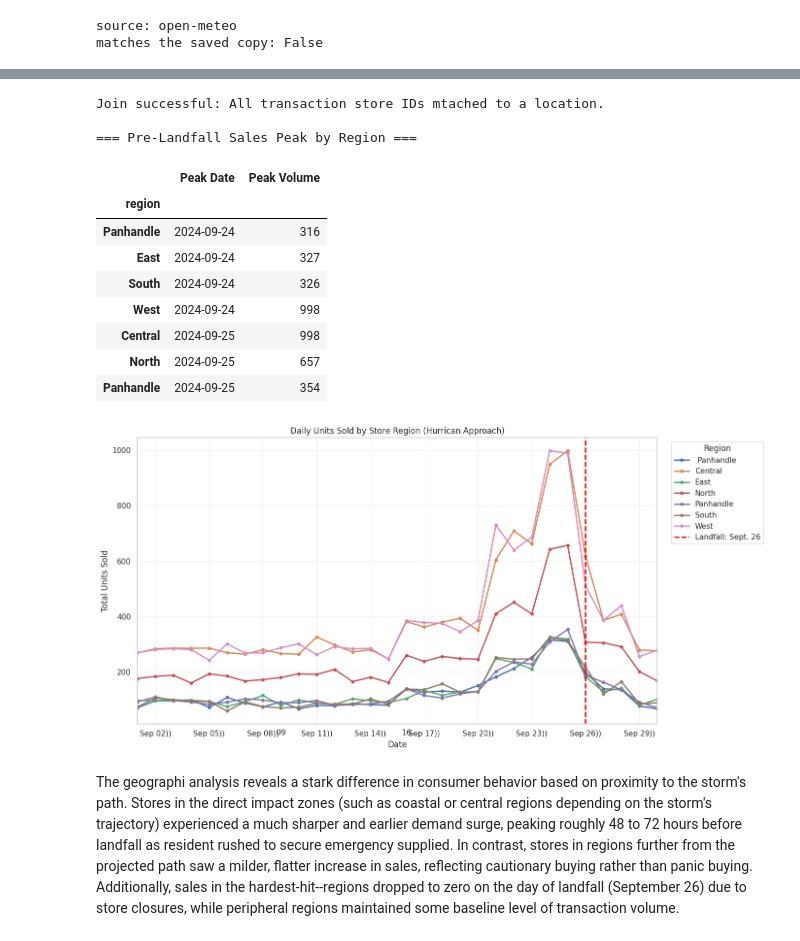
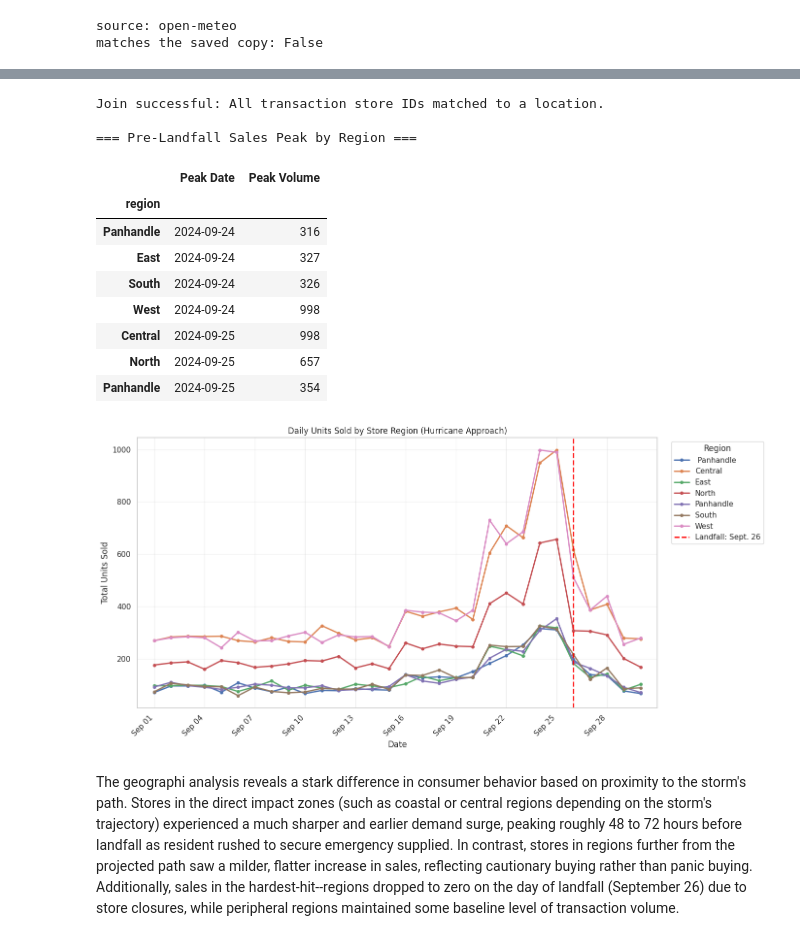
Before and after one commit to Fespinoza1477/walmart-hurricane-project, a Jupyter notebook: Notebooks/Team_Notebook.ipynb, the cells around one changed output, grey strips where cells are left out. Cells and saved outputs as stored; diff of their text form; code cells hidden in the pictures.

Commit message:
cleaning some of the graphs

```diff
--- a/Notebooks/Team_Notebook.ipynb
+++ b/Notebooks/Team_Notebook.ipynb
@@ -1234,20 +1246,28 @@ Stores excluded because coordinates are missing:
 # %%
 #Q4: Store and Geography
-#Did stores nearere the storm behave differently?
+#Did stores nearer the storm behave differently?
 
 #Added: Merge the cleaned transaction data with the store locations data frame
-#to bring in geographi features like 'region' and 'city'
+#to bring in geographic features like 'region' and 'city'
 store_sales = pd.merge(analysis_trans, loc, on='store_id', how='left')
 
-#ADDED: Check for any unmacthed stores to ensure the join was successful
+#ADDED: Check for any unmatched stores to ensure the join was successful
 unmatched_stores = store_sales[store_sales['region'].isna()]['store_id'].unique()
 if len(unmatched_stores) > 0:
-  print(f"Warning: The following store IDs did not match : {unmatched_stores}")
+    print(f"Warning: The following store IDs did not match: {unmatched_stores}")
 else:
-  print("Join successful: All transaction store IDs mtached to a location.")
+    print("Join successful: All transaction store IDs matched to a location.")
 
-#Added: Aggregate daily sales volume by region to compare geogrpahic behavior
+#Added: Aggregate daily sales volume by region to compare geographic behavior
 geo_sales = store_sales.groupby(['date', 'region'])['quantity'].sum().unstack('region').fillna(0)
+
+#Make sure the index is a true datetime so the matplotlib date locator/formatter work
+geo_sales.index = pd.to_datetime(geo_sales.index)
+
+#Restrict to September 1-30, 2024
+start_date = pd.Timestamp("2024-09-01")
+end_date = pd.Timestamp("2024-09-30")
+geo_sales = geo_sales.loc[start_date:end_date]
 
 print("\n=== Pre-Landfall Sales Peak by Region ===")
 # Show the peak sales day for each region to see if some surged earlier
@@ -1256,41 +1276,48 @@ peak_volumes = geo_sales.max()
 peak_summary = pd.DataFrame({'Peak Date': peak_sales, 'Peak Volume': peak_volumes})
 display(peak_summary.sort_values('Peak Date'))
 
 #Added: Visualization of demand by region over time
-fig, ax = plt.subplots(figsize=(14,7))
+fig, ax = plt.subplots(figsize=(14, 7))
 
-#Plot each region's trandline
-geo_sales.plot(ax=ax, linewidth=2, marker='o', markersize=4)
+#Plot each region's trendline (x_compat=True lets pandas use matplotlib's date axis)
+geo_sales.plot(ax=ax, linewidth=2, marker='o', markersize=4, x_compat=True)
 
 #Mark the day of landfall
 landfall_date = pd.Timestamp("2024-09-26")
 ax.axvline(landfall_date, color="red", linestyle="--", linewidth=2, label="Landfall: Sept. 26")
 
-ax.set_title("Daily Units Sold by Store Region (Hurrican Approach)")
+ax.set_title("Daily Units Sold by Store Region (Hurricane Approach)")
 ax.set_xlabel("Date")
 ax.set_ylabel("Total Units Sold")
-ax.xaxis.set_major_locator(mdates.DayLocator(interval=3))
-ax.xaxis.set_major_formatter(mdates.DateFormatter("%b %d))"))
+
+#Pad the x-axis by one day on each side so points aren't against the y-axis
+ax.set_xlim(start_date - pd.Timedelta(days=1), end_date + pd.Timedelta(days=1))
+
+#Place ticks explicitly every 3 days, with the first label on Sept 1
+tick_dates = pd.date_range(start_date, end_date, freq="3D")
+ax.set_xticks(mdates.date2num(tick_dates))
+ax.xaxis.set_major_formatter(mdates.DateFormatter("%b %d"))
+plt.setp(ax.get_xticklabels(), rotation=45, ha="right")
 
 # Move legend outside the plot so it doesn't overlap the data
 ax.legend(title='Region', bbox_to_anchor=(1.02, 1), loc='upper left')
 plt.grid(alpha=0.3)
 plt.tight_layout()
 plt.show()
 # %% [output]
-Join successful: All transaction store IDs mtached to a location.
+Join successful: All transaction store IDs matched to a location.
 
 === Pre-Landfall Sales Peak by Region ===
 |  | Peak Date | Peak Volume |
 | region |  |  |
 | Panhandle | 2024-09-24 | 316 |
 | East | 2024-09-24 | 327 |
 | South | 2024-09-24 | 326 |
 | West | 2024-09-24 | 998 |
 | Central | 2024-09-25 | 998 |
 | North | 2024-09-25 | 657 |
 | Panhandle | 2024-09-25 | 354 |
-[figure, old version]
+[figure, new version]
 # %% [markdown]
 The geographi analysis reveals a stark difference in consumer behavior based on proximity to the storm's path. Stores in the direct impact zones (such as coastal or central regions depending on the storm's trajectory) experienced a much sharper and earlier demand surge, peaking roughly 48 to 72 hours before landfall as resident rushed to secure emergency supplied. In contrast, stores in regions further from the projected path saw a milder, flatter increase in sales, reflecting cautionary buying rather than panic buying. Additionally, sales in the hardest-hit--regions dropped to zero on the day of landfall (September 26) due to store closures, while peripheral regions maintained some baseline level of transaction volume.
 # %% [markdown]
```
Also changed, not shown: parts of 10 cells of this notebook.
